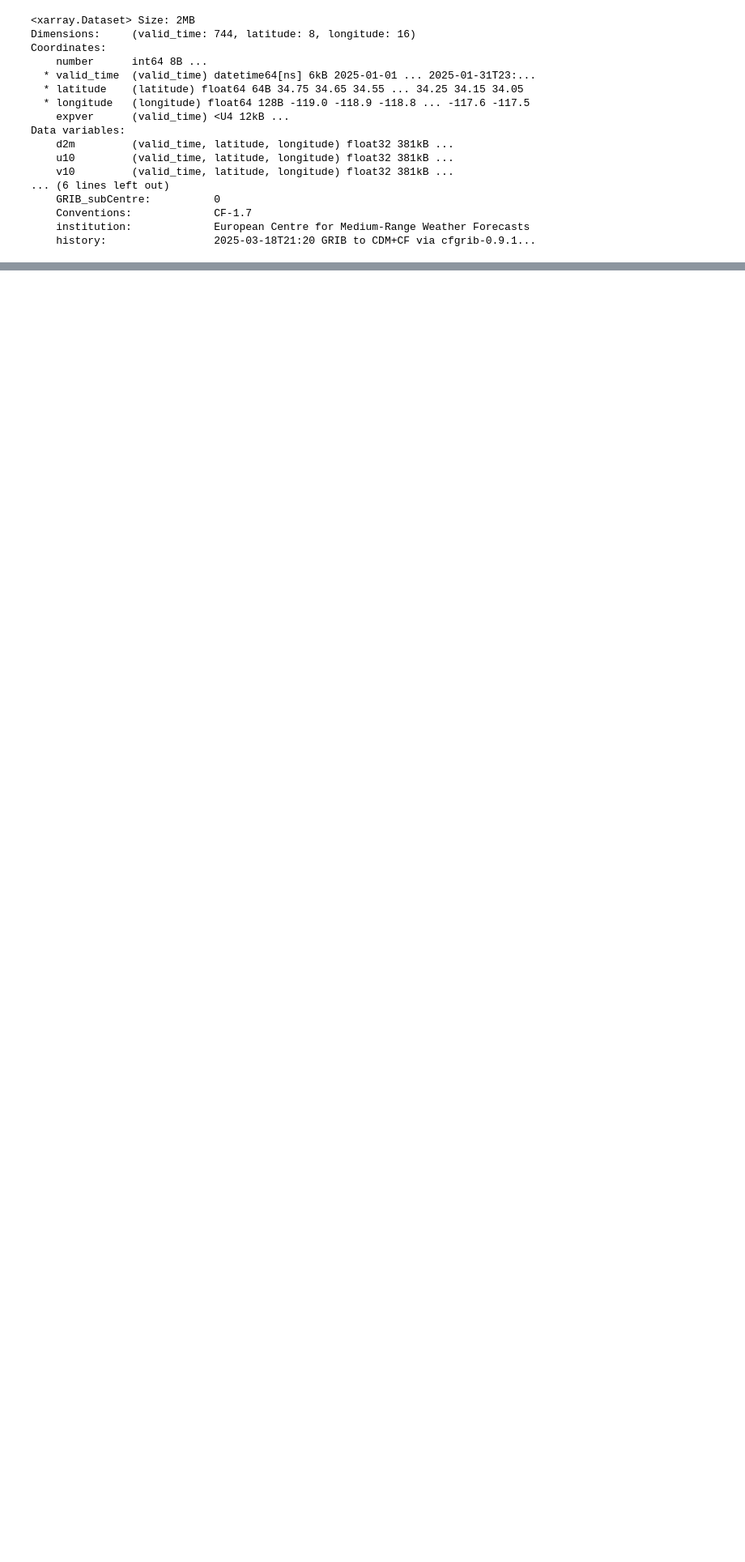
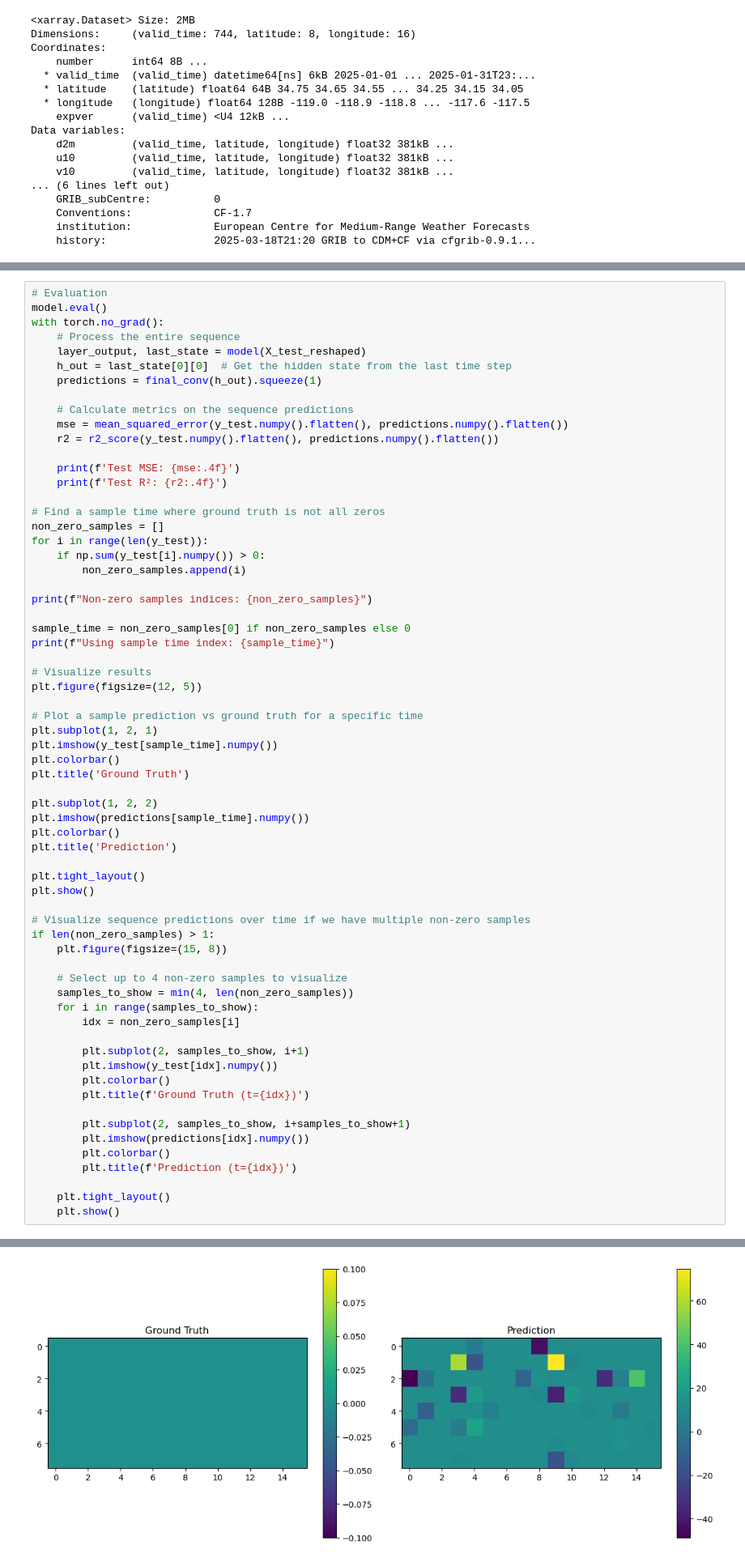
Before and after one commit to farbs03/cs578-fire-prediction, a Jupyter notebook: notebooks/models/mu_clstm.ipynb, the cells around one changed output, grey strips where cells are left out. Shown at 81% size. Saved outputs shown, nothing was run; the diff lists cells and outputs as text; blank space fills up the shorter version.

```diff
--- a/notebooks/models/mu_clstm.ipynb
+++ b/notebooks/models/mu_clstm.ipynb
@@ -170,0 +318,66 @@ print(f"Testing labels shape: {y_test.shape}")
+# %%
+# Evaluation
+model.eval()
+with torch.no_grad():
+    # Process the entire sequence
+    layer_output, last_state = model(X_test_reshaped)
+    h_out = last_state[0][0]  # Get the hidden state from the last time step
+    predictions = final_conv(h_out).squeeze(1)
+
+    # Calculate metrics on the sequence predictions
+    mse = mean_squared_error(y_test.numpy().flatten(), predictions.numpy().flatten())
+    r2 = r2_score(y_test.numpy().flatten(), predictions.numpy().flatten())
+
+    print(f'Test MSE: {mse:.4f}')
+    print(f'Test R²: {r2:.4f}')
+
+# Find a sample time where ground truth is not all zeros
+non_zero_samples = []
+for i in range(len(y_test)):
+    if np.sum(y_test[i].numpy()) > 0:
+        non_zero_samples.append(i)
+
+print(f"Non-zero samples indices: {non_zero_samples}")
+
+sample_time = non_zero_samples[0] if non_zero_samples else 0
+print(f"Using sample time index: {sample_time}")
+
+# Visualize results
+plt.figure(figsize=(12, 5))
+
+# Plot a sample prediction vs ground truth for a specific time
+plt.subplot(1, 2, 1)
+plt.imshow(y_test[sample_time].numpy())
+plt.colorbar()
+plt.title('Ground Truth')
+
+plt.subplot(1, 2, 2)
+plt.imshow(predictions[sample_time].numpy())
+plt.colorbar()
+plt.title('Prediction')
+
+plt.tight_layout()
+plt.show()
+
+# Visualize sequence predictions over time if we have multiple non-zero samples
+if len(non_zero_samples) > 1:
+    plt.figure(figsize=(15, 8))
+
+    # Select up to 4 non-zero samples to visualize
+    samples_to_show = min(4, len(non_zero_samples))
+    for i in range(samples_to_show):
+        idx = non_zero_samples[i]
+
+        plt.subplot(2, samples_to_show, i+1)
+        plt.imshow(y_test[idx].numpy())
+        plt.colorbar()
+        plt.title(f'Ground Truth (t={idx})')
+
+        plt.subplot(2, samples_to_show, i+samples_to_show+1)
+        plt.imshow(predictions[idx].numpy())
+        plt.colorbar()
+        plt.title(f'Prediction (t={idx})')
+
+    plt.tight_layout()
+    plt.show()
+# %% [output]
@@ -170,0 +388 @@ print(f"Testing labels shape: {y_test.shape}")
+[figure, added]
```
Also changed, not shown: parts of 9 cells of this notebook.
